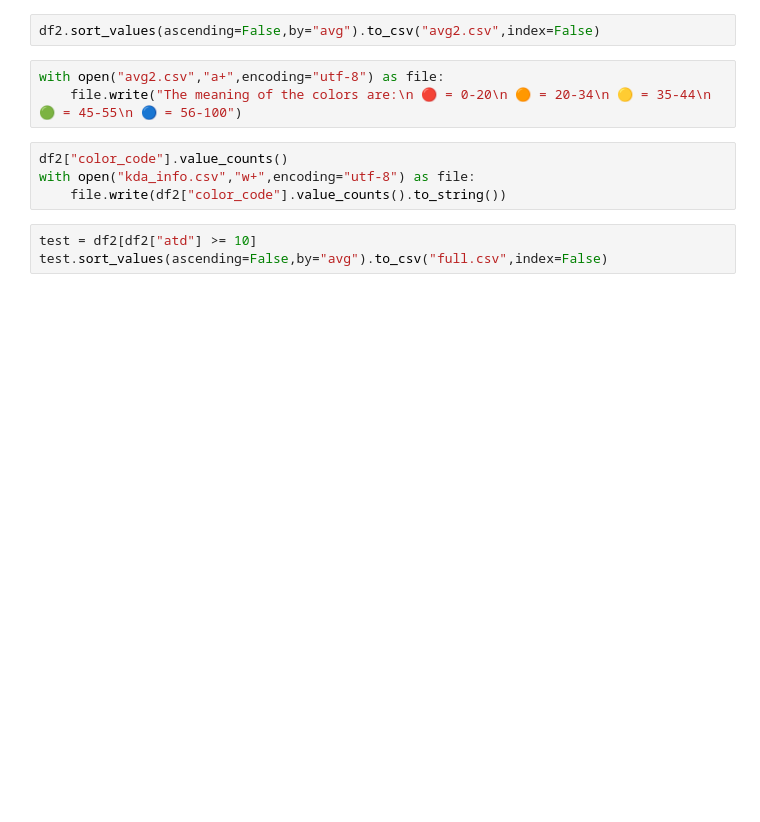
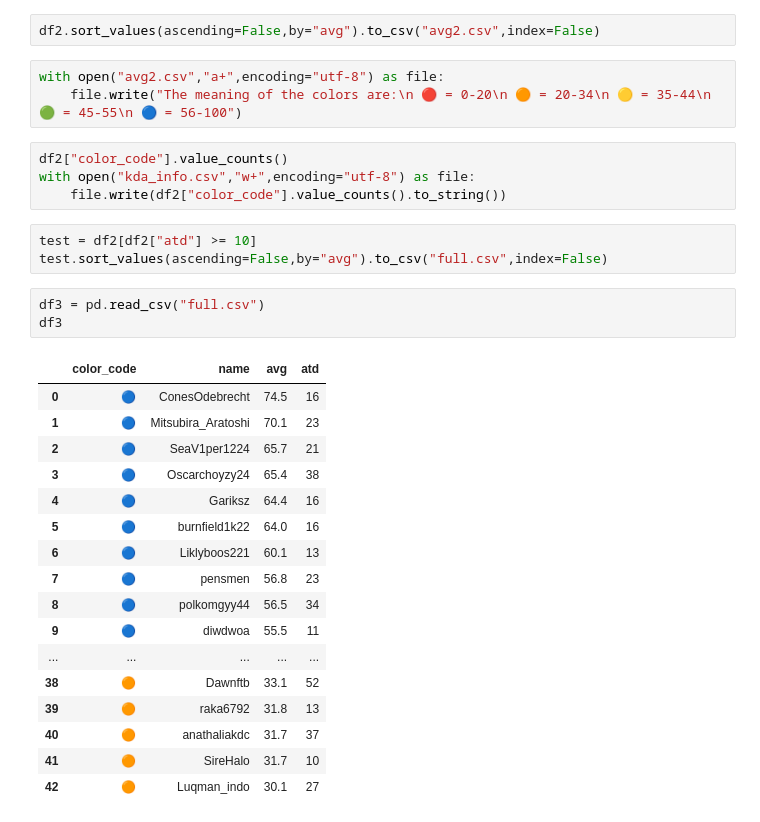
Before and after one commit to cakethehuman/brunswick-audit, a Jupyter notebook: special spikey/main.ipynb, the cells around one changed output. Cells and saved outputs as stored; diff of their text form; blank space fills up the shorter version.

```diff
--- a/special spikey/main.ipynb
+++ b/special spikey/main.ipynb
@@ -255,3 +256,24 @@ with open("kda_info.csv","w+",encoding="utf-8") as file:
 # %%
 test = df2[df2["atd"] >= 10]
 test.sort_values(ascending=False,by="avg").to_csv("full.csv",index=False)
+# %%
+df3 = pd.read_csv("full.csv")
+df3
+# %% [output]
+|  | color_code | name | avg | atd |
+| 0 | 🔵 | ConesOdebrecht | 74.5 | 16 |
+| 1 | 🔵 | Mitsubira_Aratoshi | 70.1 | 23 |
+| 2 | 🔵 | SeaV1per1224 | 65.7 | 21 |
+| 3 | 🔵 | Oscarchoyzy24 | 65.4 | 38 |
+| 4 | 🔵 | Gariksz | 64.4 | 16 |
+| 5 | 🔵 | burnfield1k22 | 64.0 | 16 |
+| 6 | 🔵 | Liklyboos221 | 60.1 | 13 |
+| 7 | 🔵 | pensmen | 56.8 | 23 |
+| 8 | 🔵 | polkomgyy44 | 56.5 | 34 |
+| 9 | 🔵 | diwdwoa | 55.5 | 11 |
+| ... | ... | ... | ... | ... |
+| 38 | 🟠 | Dawnftb | 33.1 | 52 |
+| 39 | 🟠 | raka6792 | 31.8 | 13 |
+| 40 | 🟠 | anathaliakdc | 31.7 | 37 |
+| 41 | 🟠 | SireHalo | 31.7 | 10 |
+| 42 | 🟠 | Luqman_indo | 30.1 | 27 |
```
Also changed, not shown: parts of 6 cells of this notebook, 1 other file.
